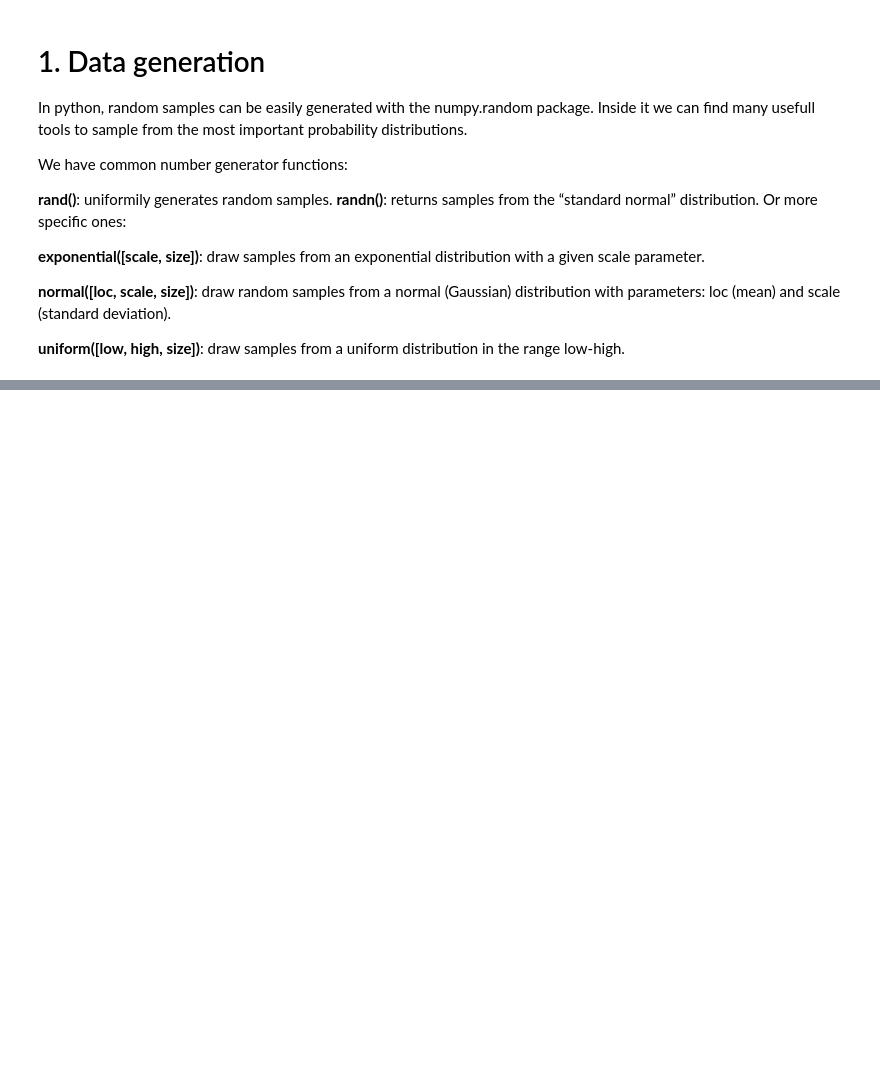
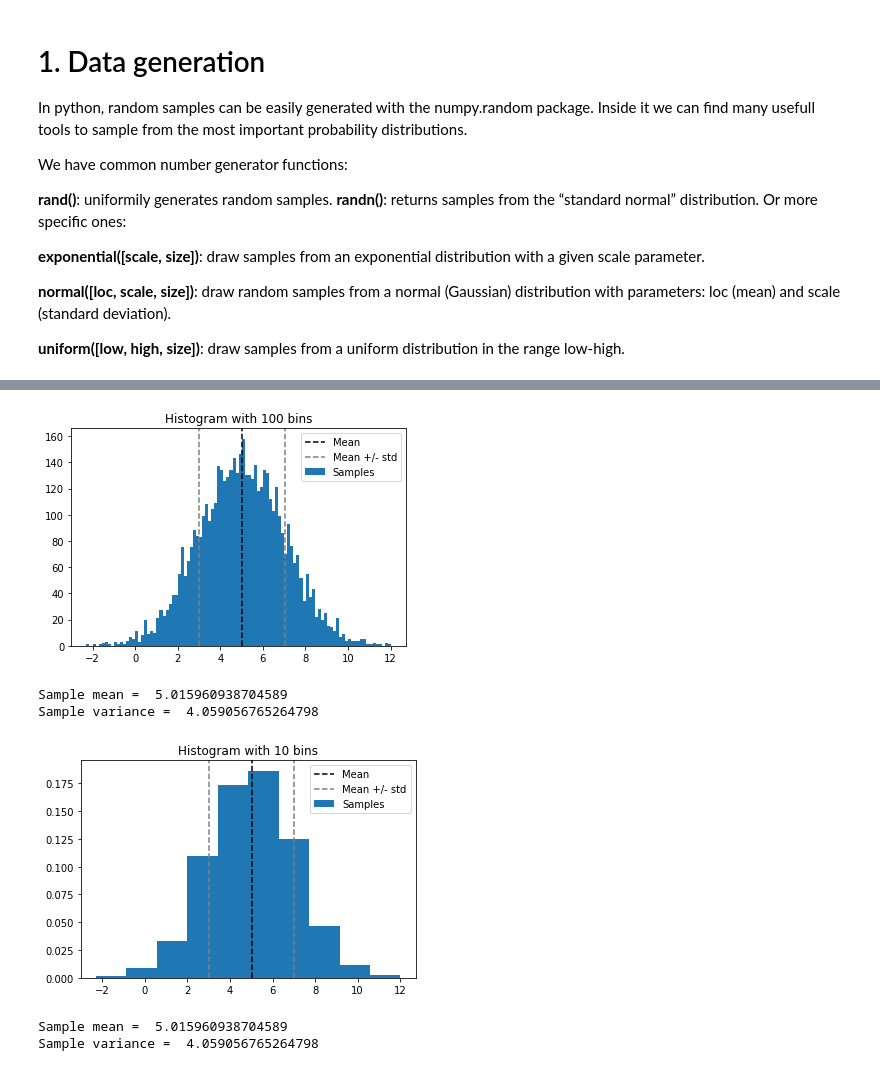
Before and after one commit to pedroagreda/TMD, a Jupyter notebook: ApuntesIntro3Data.ipynb, the cells around one changed output, grey strips where cells are left out. Drawn from its saved outputs; the diff is of its cells as text; code cells hidden in the pictures; blank space fills up the shorter version.

```diff
--- a/ApuntesIntro3Data.ipynb
+++ b/ApuntesIntro3Data.ipynb
@@ -138,0 +324,50 @@ plt.show()
+# %%
+# We take samples from a normalized gaussian distribution, and we change
+# mean and variance with an operation.
+sigma = 4
+mn = 5
+x_norm = mn + np.sqrt(sigma)*np.random.randn(5000)
+
+# Let's obtain an histogram with high resultion, that is, a lot of bins.
+fig1 = plt.figure()
+plt.hist(x_norm, bins=100,label='Samples')
+plt.title('Histogram with 100 bins')
+
+# With vertical lines, we plot the mean and the intervals obtain summing one
+# standard deviation to the mean.
+plt.axvline(x=np.mean(x_norm),color='k',linestyle='--',label='Mean')
+plt.axvline(x=np.mean(x_norm)+np.std(x_norm),color='grey',linestyle='--',label='Mean +/- std')
+plt.axvline(x=np.mean(x_norm)-np.std(x_norm),color='grey',linestyle='--')
+
+
+plt.legend(loc='best')
+plt.show()
+
+# We check that the mean and variance of the samples is aprox. the original one.
+print('Sample mean = ', x_norm.mean())
+print('Sample variance = ', x_norm.var())
+
+# Now let's plot a low resolution histogram, with just a few bins.
+fig2 = plt.figure()
+
+# Density=True normalizes the histogram.
+plt.hist(x_norm, bins=10,label='Samples',density=True)
+plt.title('Histogram with 10 bins')
+plt.axvline(x=np.mean(x_norm),color='k',linestyle='--',label='Mean')
+plt.axvline(x=np.mean(x_norm)+np.std(x_norm),color='grey',linestyle='--',label='Mean +/- std')
+plt.axvline(x=np.mean(x_norm)-np.std(x_norm),color='grey',linestyle='--')
+plt.legend(loc='best')
+plt.show()
+
+# A different resolution leads to different representations, but don't forget
+# that we are plotting the same samples.
+
+print('Sample mean = ', x_norm.mean())
+print('Sample variance = ', x_norm.var())
+# %% [output]
+[figure, added]
+Sample mean =  5.015960938704589
+Sample variance =  4.059056765264798
+[figure, added]
+Sample mean =  5.015960938704589
+Sample variance =  4.059056765264798
```
Also changed, not shown: parts of 12 cells of this notebook.
